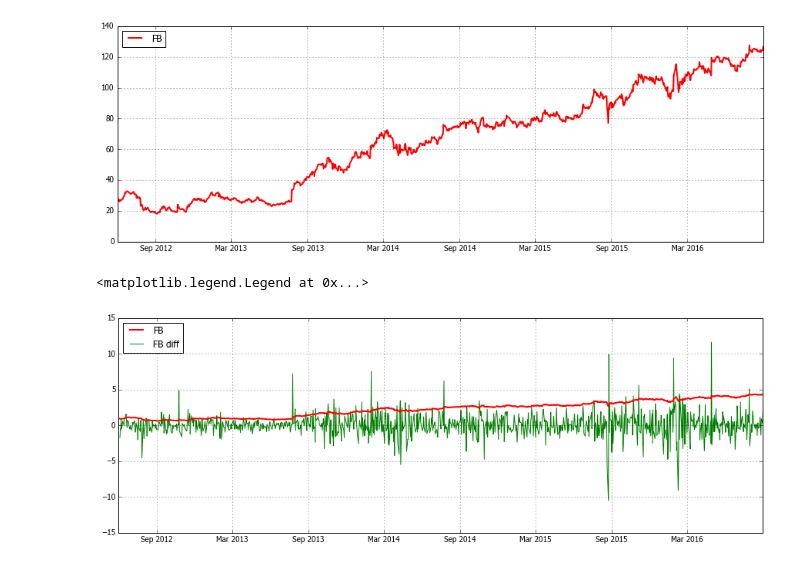
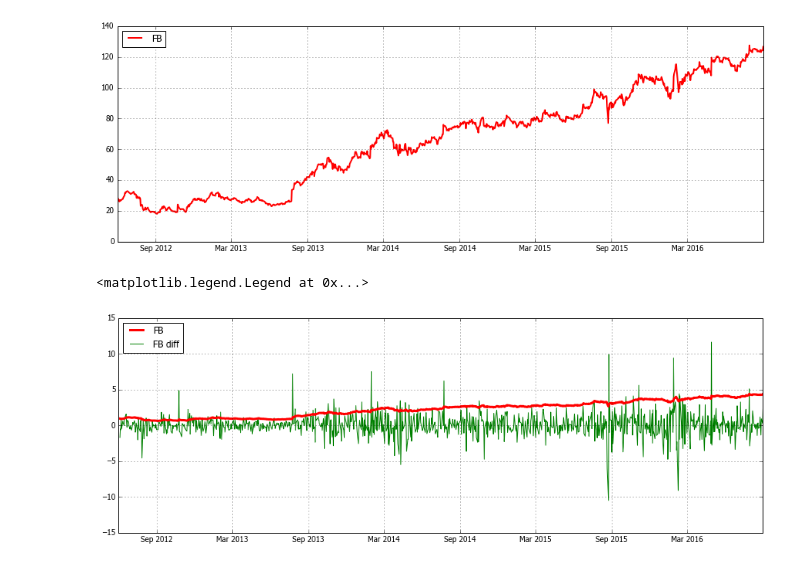
Before and after one commit to poldnev/jupyter-notebooks, a Jupyter notebook: finam-5.ipynb, the cells around one changed output. Drawn from its saved outputs; the diff is of its cells as text; code cells hidden in the pictures.

Commit message:
Lecture 5: finalize examples of static plots

```diff
--- a/finam-5.ipynb
+++ b/finam-5.ipynb
@@ -312,18 +312,18 @@ plt.legend(loc='upper left')
 # %%
 plt.figure(figsize=(15, 5))
 plt.grid()
 plt.plot(
     yahoo_fb.index, yahoo_fb.Open / yahoo_fb.iloc[0].Open,
     color='r',
-    linewidth=2,
+    linewidth=3,
     label='FB')
 plt.plot(
     yahoo_fb.index, yahoo_fb.Open.diff(),
     color='g',
     linewidth=1,
     label='FB diff',
     zorder=-1)
 plt.legend(loc='upper left')
 # %% [output]
 <matplotlib.legend.Legend at 0x...>
-[figure, old version]
+[figure, new version]
```
Also changed, not shown: parts of 11 cells of this notebook.
